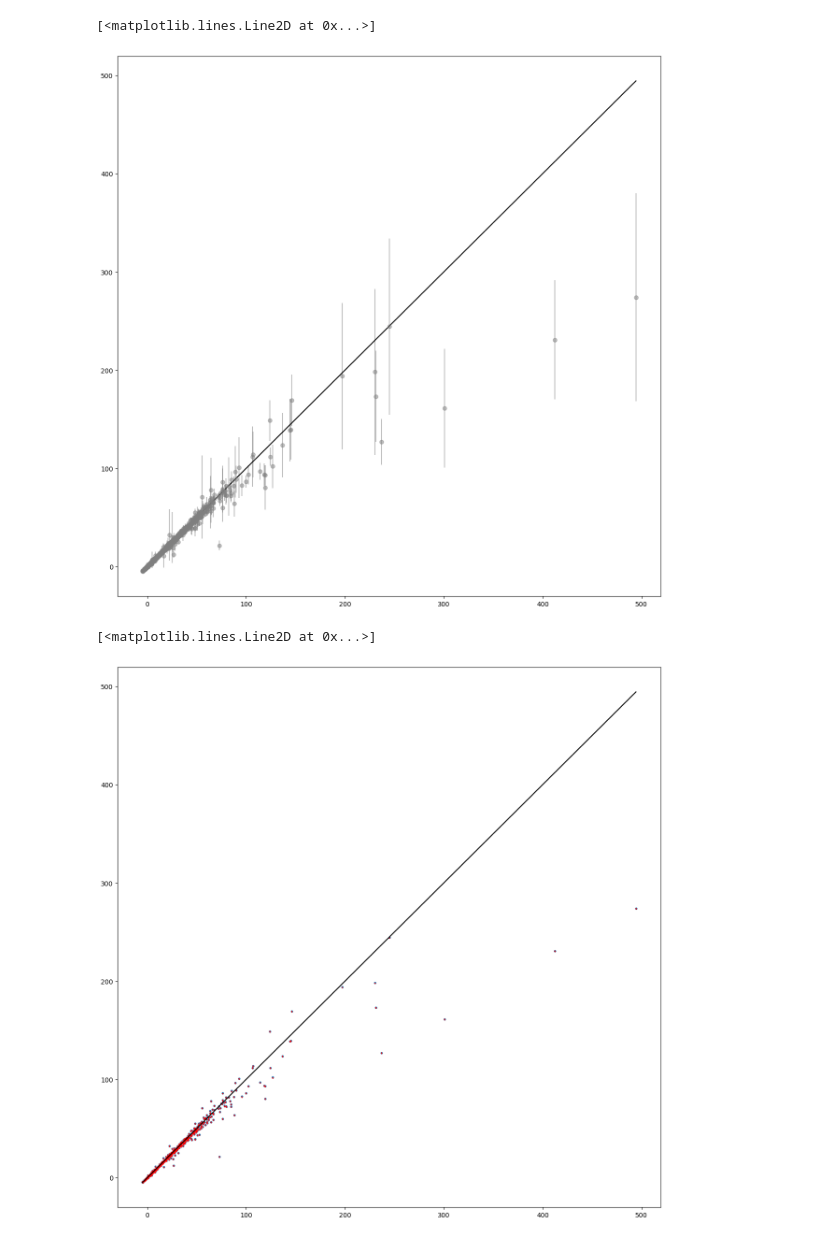
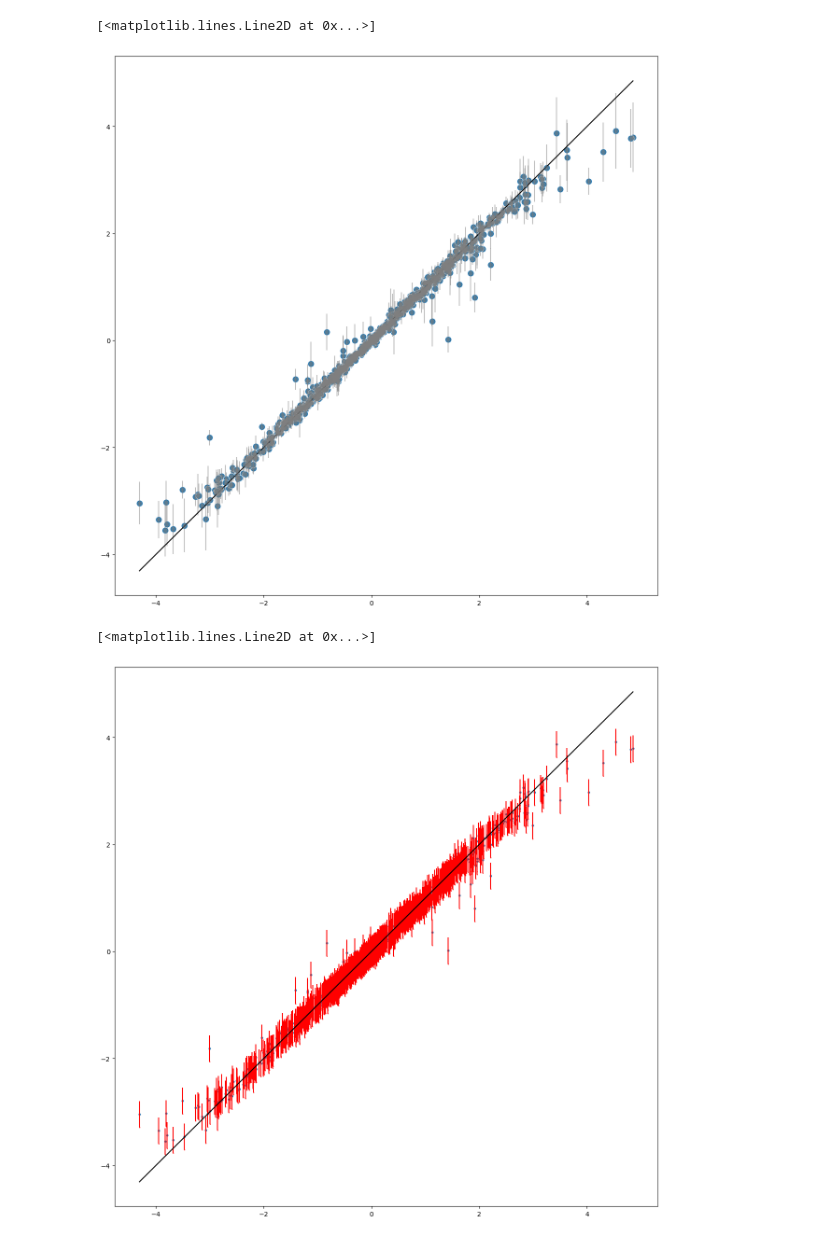
Before and after one commit to jakerhodes/RF-GAP-Python, a Jupyter notebook: test_pi.ipynb, the cells around one changed output. Drawn from its saved outputs; the diff is of its cells as text; code cells hidden in the pictures.

Commit message:
working test pi; still to clean up

```diff
--- a/test_pi.ipynb
+++ b/test_pi.ipynb
@@ -15,0 +14,6 @@ alpha = 0.05
+# %%
+x = np.random.multivariate_normal(np.zeros((10, )), np.eye(10), 1000)
+y = linear_sum(x)
+
+x_test = np.random.multivariate_normal(np.zeros((10, )), np.eye(10), 100)
+y_test = linear_sum(x_test)
@@ -16,5 +22,7 @@ alpha = 0.05
 # %%
 rf = RFGAP(prediction_type = 'regression', oob_score = mean_squared_error)
-rf.fit(x, y)
-oob_pi = rf.oob_prediction_se(y, alpha = alpha)
-rf.oob_quantile_se(y, alpha = alpha)
+rf.fit(x, y, x_test = x_test)
+rf.oob_prediction_se()
+rf.oob_quantile_se(alpha = alpha)
+oob_pi = rf.weighted_oob_se
+# rf.prox_weighted_quantile_pi(y, alpha = alpha)
@@ -39,11 +51,16 @@ sns.histplot(rf.oob_prediction_ - y)
 # %%
+# Need a metric that relates coverage to how far off the predictions are at OOB level
+# Need to check out PIs for new points
+
 plt.figure(figsize=(15, 15))
-sns.scatterplot(x = y, y = rf.oob_prediction_, s = 0.2)
-plt.errorbar(y, rf.oob_prediction_, yerr = oob_pi, c = 'gray', alpha = 0.5, fmt = 'o')
+sns.scatterplot(x = y, y = rf.oob_prediction_, s = 100)
+plt.errorbar(y, rf.oob_prediction_, yerr = rf.weighted_oob_se, c = 'gray', alpha = 0.5, fmt = 'o')
 plt.plot(np.linspace(np.min(y), np.max(y)), np.linspace(np.min(y), np.max(y)), c = 'black')
+# plt.scatter(y, rf.lb, c = 'red')
+# plt.scatter(y, rf.ub, c = 'blue')
 # %% [output]
 [<matplotlib.lines.Line2D at 0x...>]
-[figure, old version]
+[figure, new version]
 # %%
 plt.figure(figsize=(15, 15))
 sns.scatterplot(x = y, y = rf.oob_prediction_, s = 15)
@@ -53,4 +70,4 @@ plt.scatter(y, rf.lb_q, c = 'red', s = 0.5)
 plt.plot(np.linspace(np.min(y), np.max(y)), np.linspace(np.min(y), np.max(y)), c = 'black')
 # %% [output]
 [<matplotlib.lines.Line2D at 0x...>]
-[figure, old version]
+[figure, new version]
```
Also changed, not shown: parts of 20 cells of this notebook, 1 other file.
